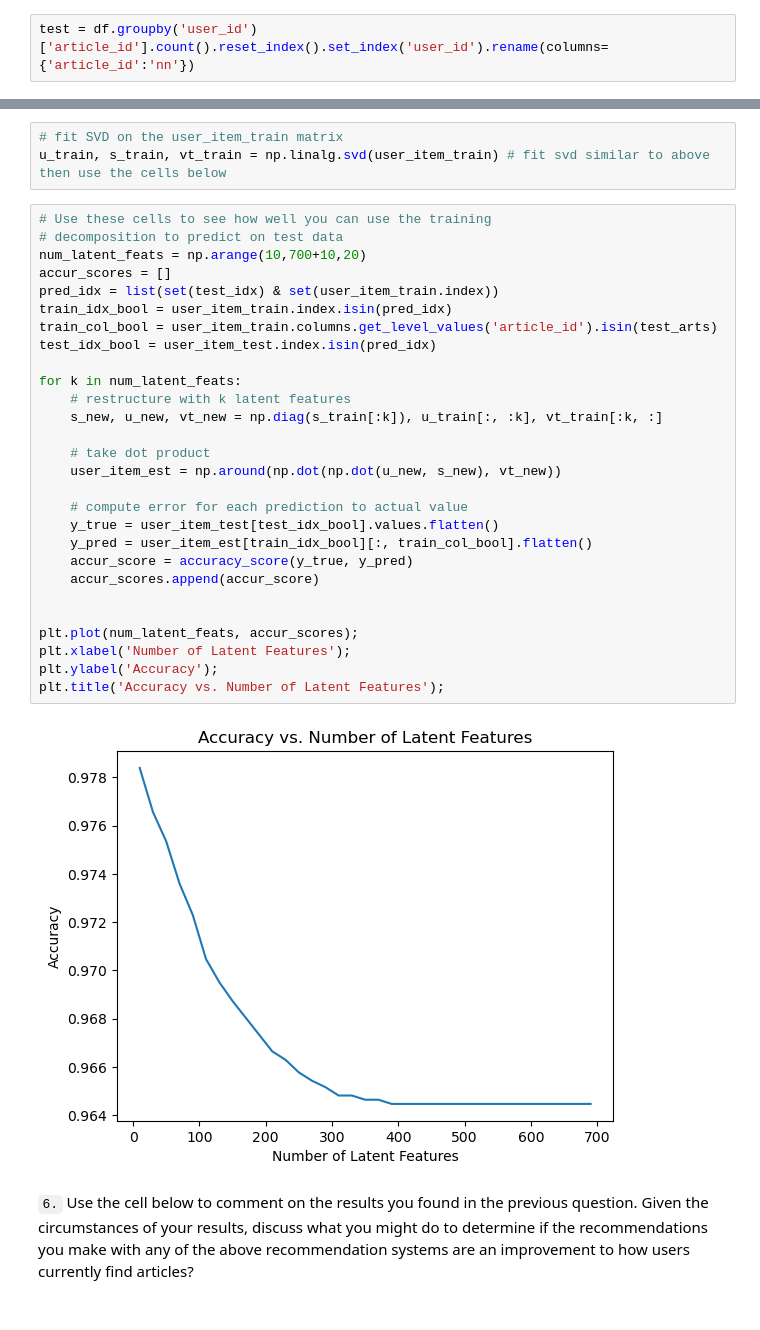
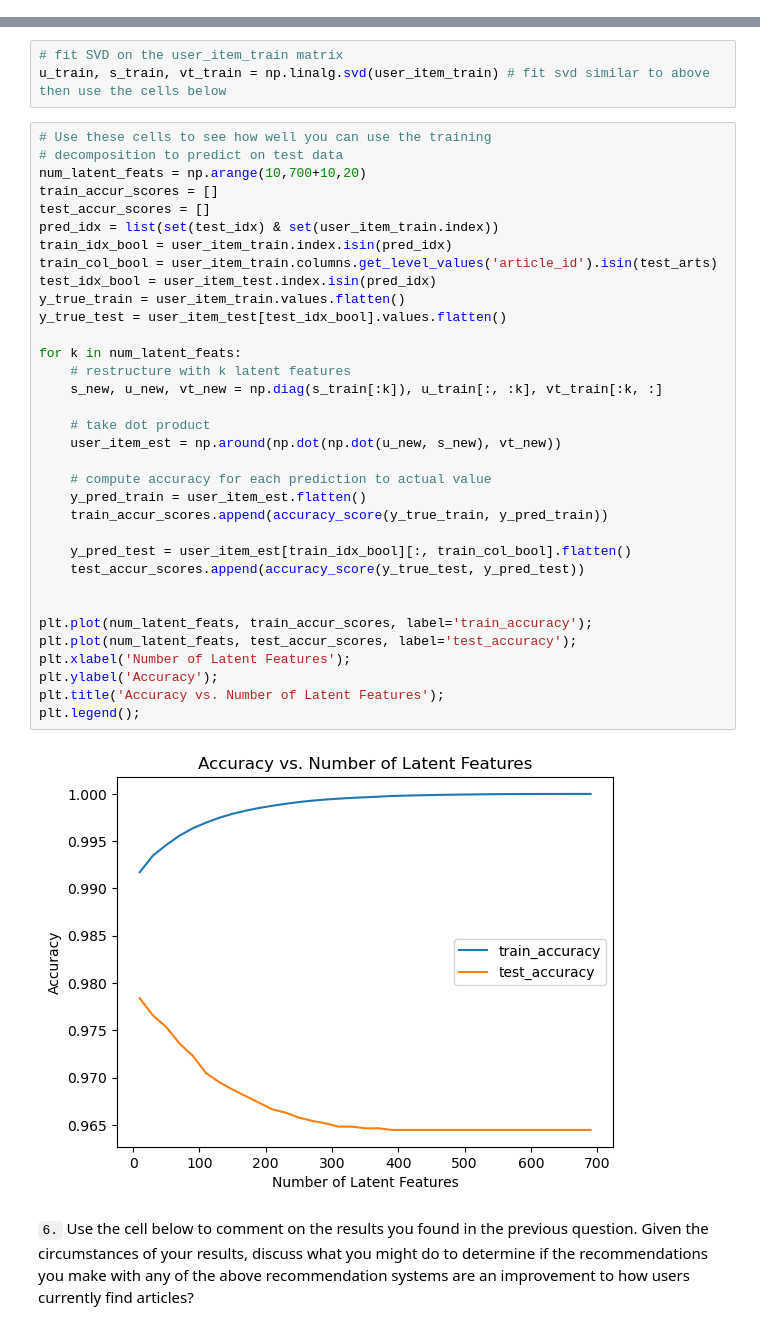
Before and after one commit to YuxiangQin/Recommendations_with_IBM, a Jupyter notebook: Recommendations_with_IBM.ipynb, the cells around one changed output, grey strips where cells are left out. Drawn from its saved outputs; the diff is of its cells as text.

```diff
--- a/Recommendations_with_IBM.ipynb
+++ b/Recommendations_with_IBM.ipynb
@@ -449,5 +449,3 @@ If this is all you see, you passed all of our tests!  Nice job!
 
 
 * Instead of arbitrarily choosing articles from the user where the number of recommended articles starts below m and ends exceeding m, choose articles with the articles with the most total interactions before choosing those with fewer total interactions. This ranking should be  what would be obtained from the **top_articles** function you wrote earlier.
-# %%
-test = df.groupby('user_id')['article_id'].count().reset_index().set_index('user_id').rename(columns={'article_id':'nn'})
@@ -772,33 +755,39 @@ u_train, s_train, vt_train = np.linalg.svd(user_item_train) # fit svd similar to
 # %%
 # Use these cells to see how well you can use the training
 # decomposition to predict on test data
 num_latent_feats = np.arange(10,700+10,20)
-accur_scores = []
+train_accur_scores = []
+test_accur_scores = []
 pred_idx = list(set(test_idx) & set(user_item_train.index))
 train_idx_bool = user_item_train.index.isin(pred_idx)
 train_col_bool = user_item_train.columns.get_level_values('article_id').isin(test_arts)
 test_idx_bool = user_item_test.index.isin(pred_idx)
+y_true_train = user_item_train.values.flatten()
+y_true_test = user_item_test[test_idx_bool].values.flatten()
 
 for k in num_latent_feats:
     # restructure with k latent features
     s_new, u_new, vt_new = np.diag(s_train[:k]), u_train[:, :k], vt_train[:k, :]
 
     # take dot product
     user_item_est = np.around(np.dot(np.dot(u_new, s_new), vt_new))
 
-    # compute error for each prediction to actual value
-    y_true = user_item_test[test_idx_bool].values.flatten()
-    y_pred = user_item_est[train_idx_bool][:, train_col_bool].flatten()
-    accur_score = accuracy_score(y_true, y_pred)
-    accur_scores.append(accur_score)
+    # compute accuracy for each prediction to actual value
+    y_pred_train = user_item_est.flatten()
+    train_accur_scores.append(accuracy_score(y_true_train, y_pred_train))
+
+    y_pred_test = user_item_est[train_idx_bool][:, train_col_bool].flatten()
+    test_accur_scores.append(accuracy_score(y_true_test, y_pred_test))
 
 
-plt.plot(num_latent_feats, accur_scores);
+plt.plot(num_latent_feats, train_accur_scores, label='train_accuracy');
+plt.plot(num_latent_feats, test_accur_scores, label='test_accuracy');
 plt.xlabel('Number of Latent Features');
 plt.ylabel('Accuracy');
 plt.title('Accuracy vs. Number of Latent Features');
+plt.legend();
 # %% [output]
-[figure, old version]
+[figure, new version]
 # %% [markdown]
 `6.` Use the cell below to comment on the results you found in the previous question. Given the circumstances of your results, discuss what you might do to determine if the recommendations you make with any of the above recommendation systems are an improvement to how users currently find articles?
 # %% [markdown]
```
Also changed, not shown: parts of 6 cells of this notebook, 1 other file.
